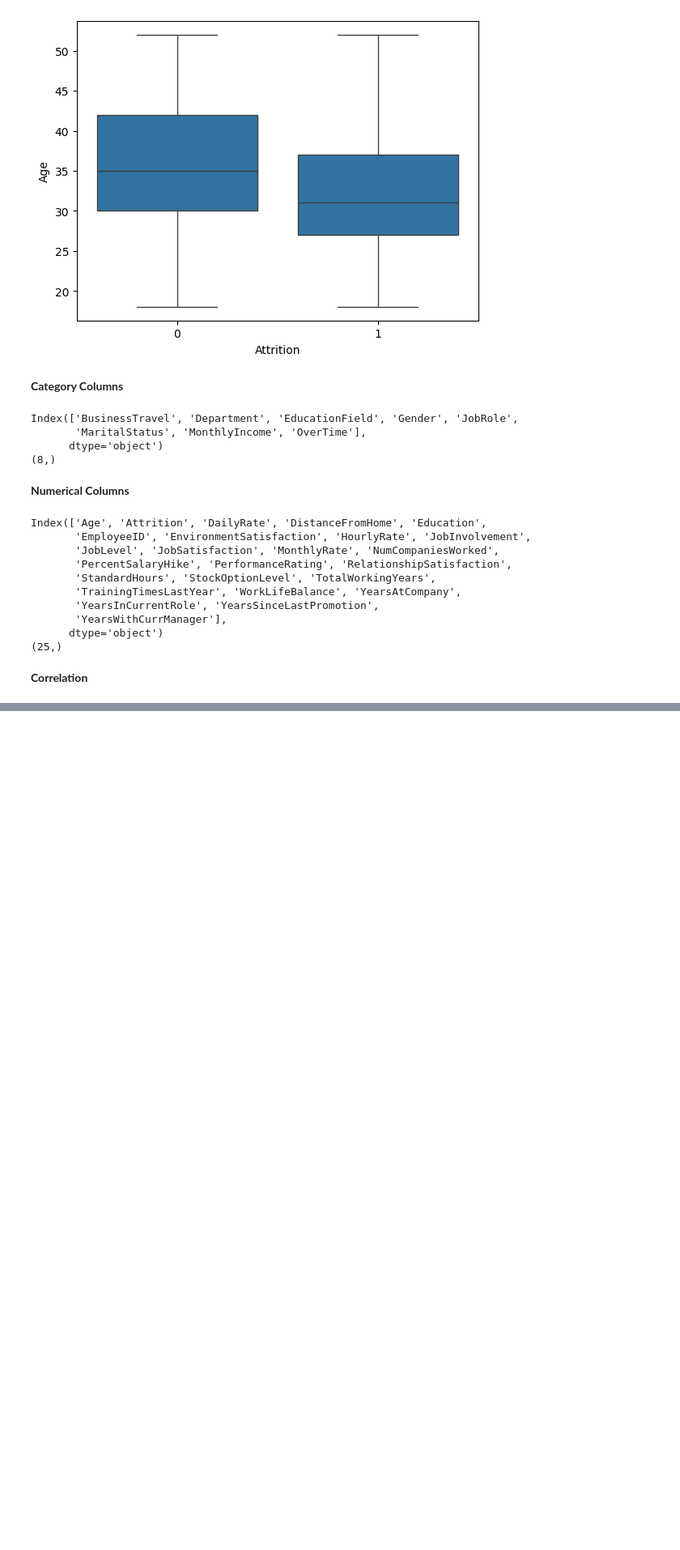
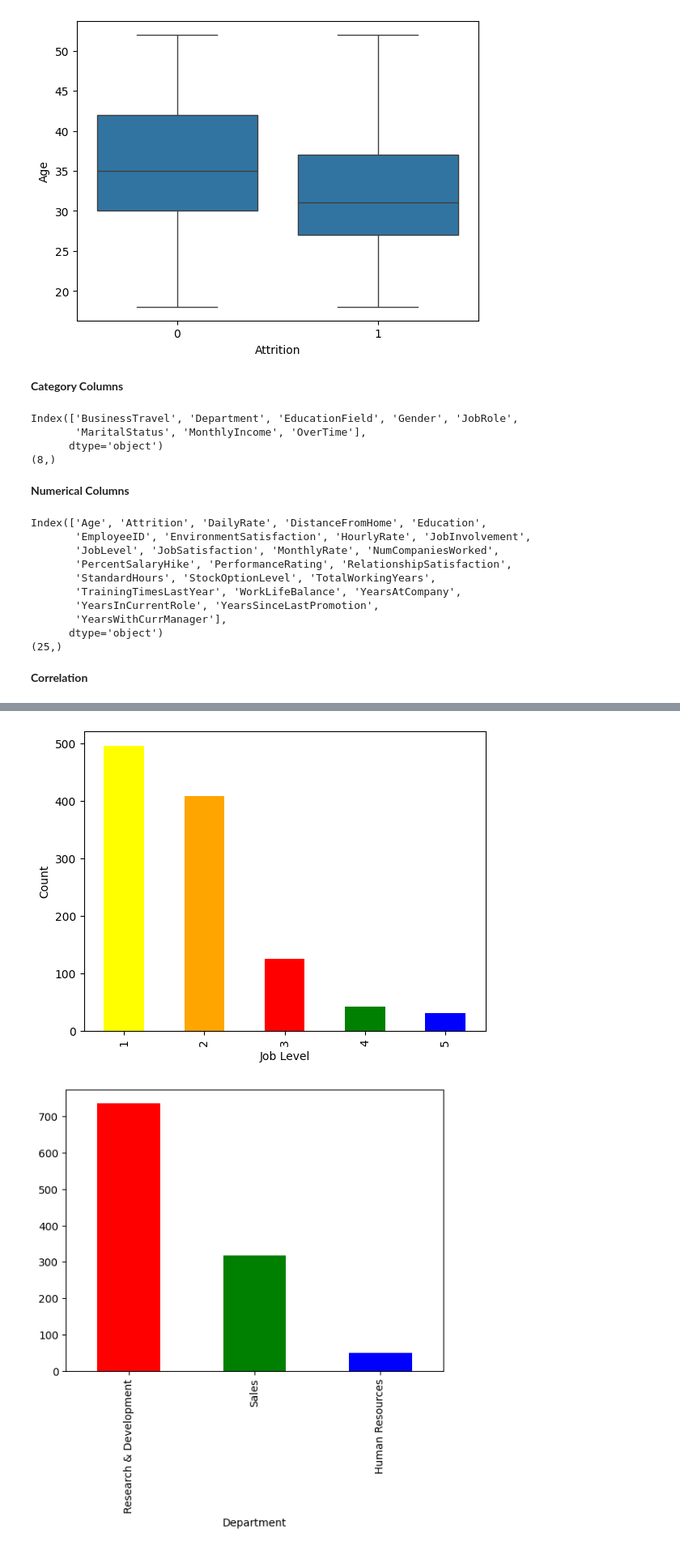
Before and after one commit to ziaulislammughal/NUEXUS-Technologies-AI-Internship-, a Jupyter notebook: EAP.ipynb, the cells around one changed output, grey strips where cells are left out. Shown at 81% size. Cells and saved outputs as stored; diff of their text form; code cells hidden in the pictures; blank space fills up the shorter version.

```diff
--- a/EAP.ipynb
+++ b/EAP.ipynb
@@ -272,0 +351,19 @@ Index(['Age', 'Attrition', 'DailyRate', 'DistanceFromHome', 'Education',
+# %%
+
+df.JobLevel.value_counts().plot.bar(color=['yellow', 'orange','red', 'green', 'blue'])
+#  x axis
+
+plt.xlabel('Job Level')
+#  y axis
+
+plt.ylabel('Count')
+plt.show()
+
+#  use different color in bars
+
+df.Department.value_counts().plot.bar(color=['red', 'green', 'blue', 'yellow', 'orange'])
+
+plt.show()
+# %% [output]
+[figure, added]
+[figure, added]
```
Also changed, not shown: parts of 8 cells of this notebook.
